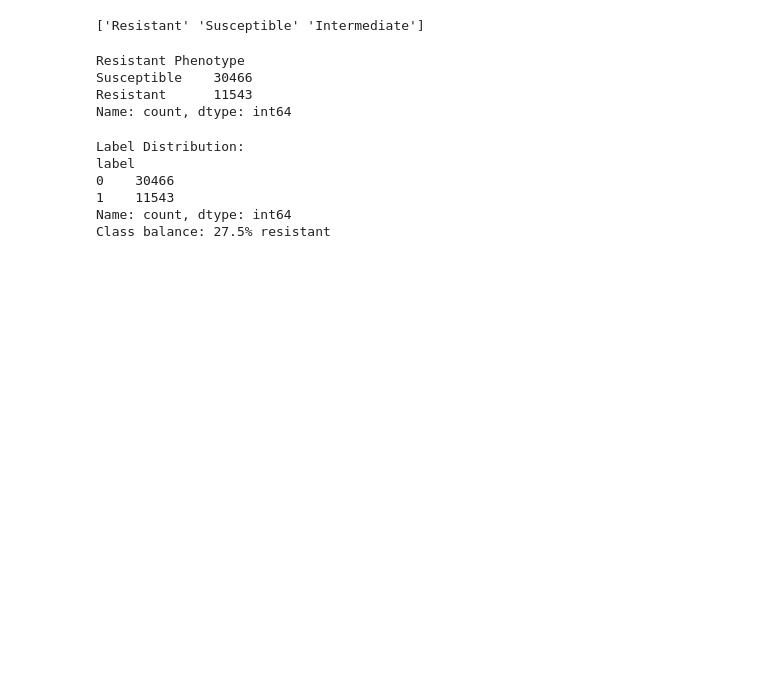
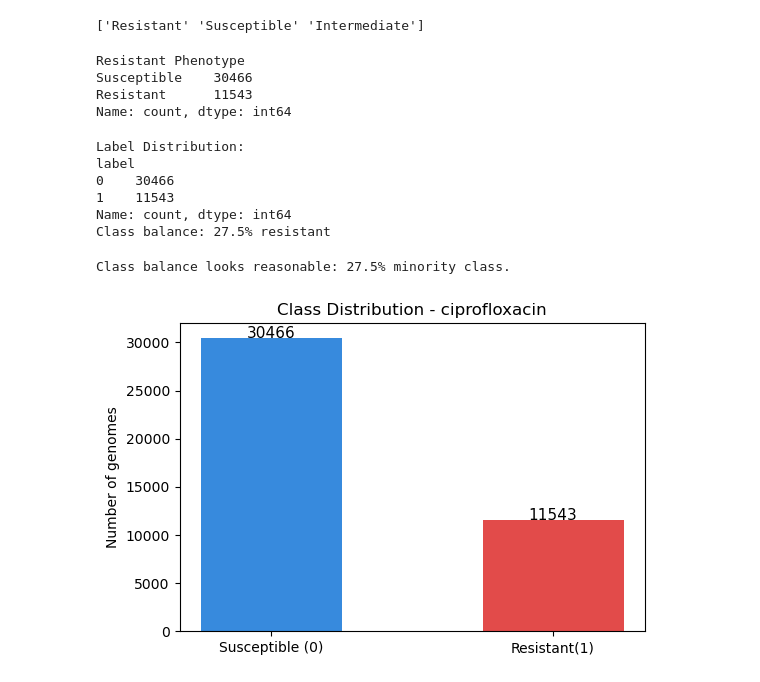
Before and after one commit to emmanuelakinmokun/ciprofloxacin-rf-prediction, a Jupyter notebook: amr-project.ipynb, the cells around one changed output. Cells and saved outputs as stored; diff of their text form; code cells hidden in the pictures; blank space fills up the shorter version.

Commit message:
plot--there's imbalace

```diff
--- a/amr-project.ipynb
+++ b/amr-project.ipynb
@@ -118,3 +118,27 @@ label
 1    11543
 Name: count, dtype: int64
 Class balance: 27.5% resistant
+# %%
+import matplotlib.pyplot as plt
+
+counts = df_clean['label'].value_counts()
+label_plot = ['Susceptible (0)', 'Resistant(1)']
+colors = ['#378ADD', '#E24B4A']
+
+plt.figure(figsize=(6,4))
+bars = plt.bar(label_plot, [counts.get(0,0), counts.get(1,0)], color = colors, width=0.5)
+plt.title(f"Class Distribution - {ANTIBIOTIC}")
+plt.ylabel('Number of genomes')
+
+for bar, count in zip(bars, [counts.get(0,0), counts.get(1,0)]):
+    plt.text(bar.get_x() + bar.get_width()/2, bar.get_height()+2, str(count), ha = 'center', fontsize=11)
+
+minority_pct = min(counts) / sum(counts)
+if minority_pct < 0.20:
+    print(f"WARNING: minority class is only {minority_pct:.1%} of data.")
+    print("Consider using class_weight='balanced' in your model (Stage 6).")
+else:
+    print(f"Class balance looks reasonable: {minority_pct:.1%} minority class.")
+# %% [output]
+Class balance looks reasonable: 27.5% minority class.
+[figure, added]
```
